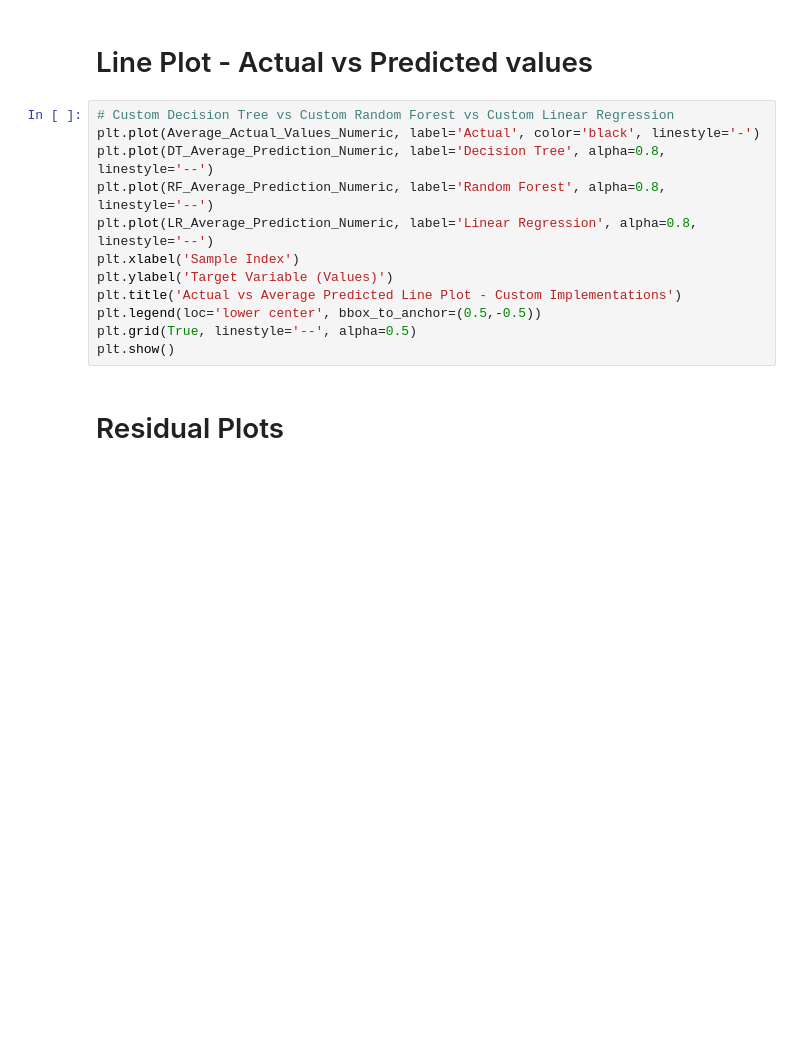
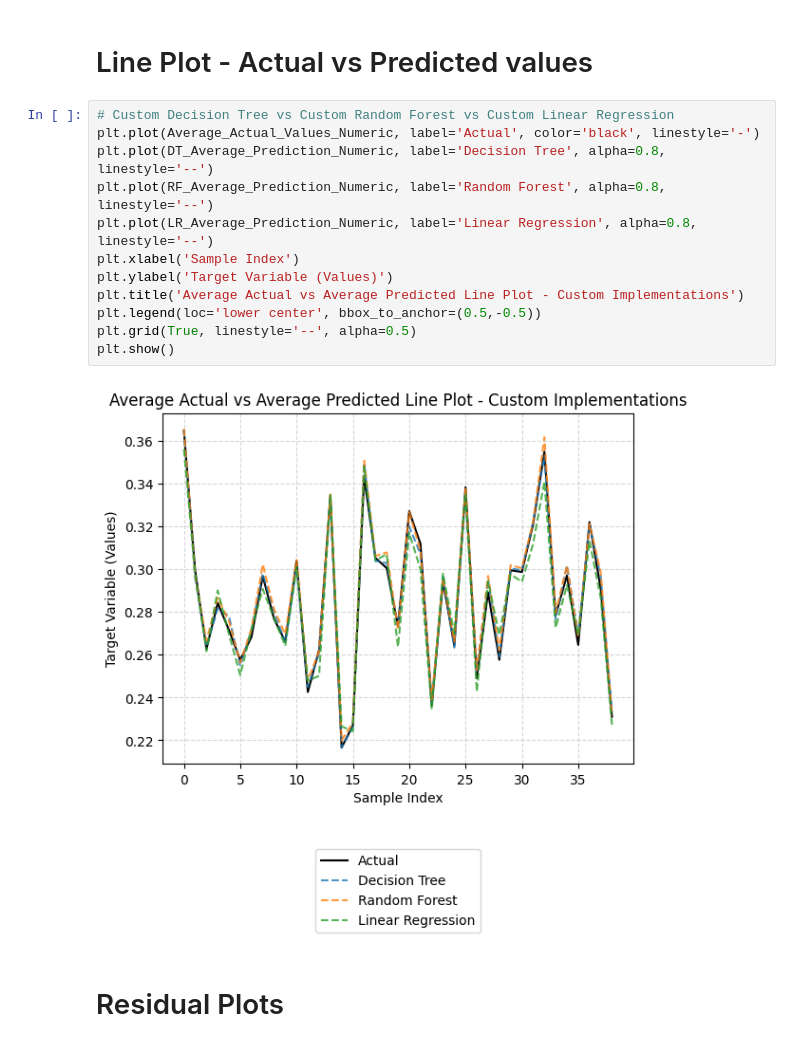
Before and after one commit to NathanPortelli/ICS5110-Applied-ML, a Jupyter notebook: main.ipynb, the cells around one changed output. Drawn from its saved outputs; the diff is of its cells as text; blank space fills up the shorter version.

```diff
--- a/main.ipynb
+++ b/main.ipynb
@@ -245,15 +265,17 @@ plt.show()
 # %%
 # Custom Decision Tree vs Custom Random Forest vs Custom Linear Regression
 plt.plot(Average_Actual_Values_Numeric, label='Actual', color='black', linestyle='-')
 plt.plot(DT_Average_Prediction_Numeric, label='Decision Tree', alpha=0.8, linestyle='--')
 plt.plot(RF_Average_Prediction_Numeric, label='Random Forest', alpha=0.8, linestyle='--')
 plt.plot(LR_Average_Prediction_Numeric, label='Linear Regression', alpha=0.8, linestyle='--')
 plt.xlabel('Sample Index')
 plt.ylabel('Target Variable (Values)')
-plt.title('Actual vs Average Predicted Line Plot - Custom Implementations')
+plt.title('Average Actual vs Average Predicted Line Plot - Custom Implementations')
 plt.legend(loc='lower center', bbox_to_anchor=(0.5,-0.5))
 plt.grid(True, linestyle='--', alpha=0.5)
 plt.show()
+# %% [output]
+[figure, added]
 # %% [markdown]
 # Residual Plots
 # %%
```
Also changed, not shown: parts of 6 cells of this notebook, 1 other file.
